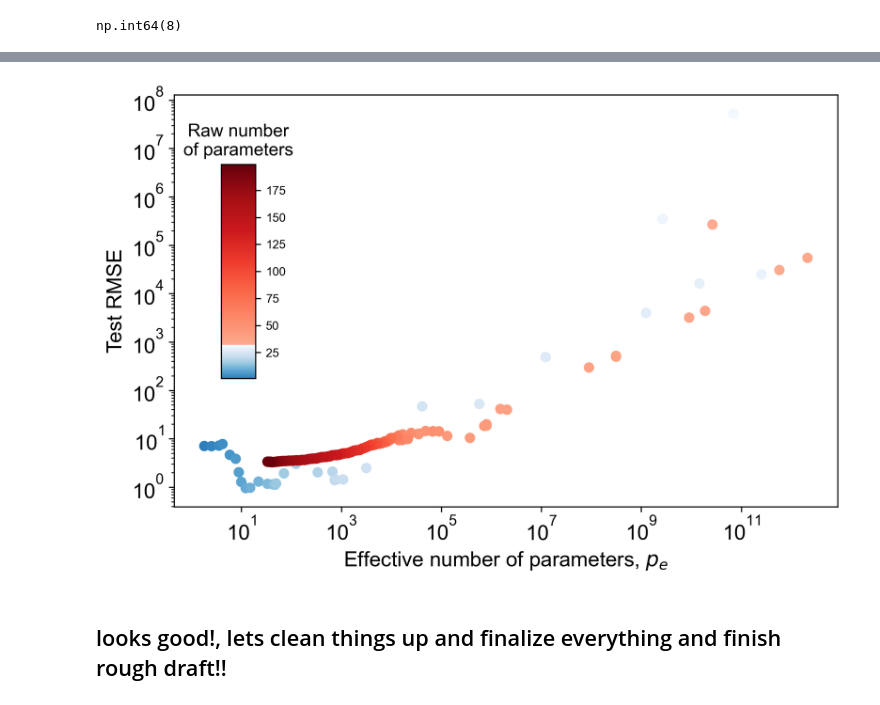
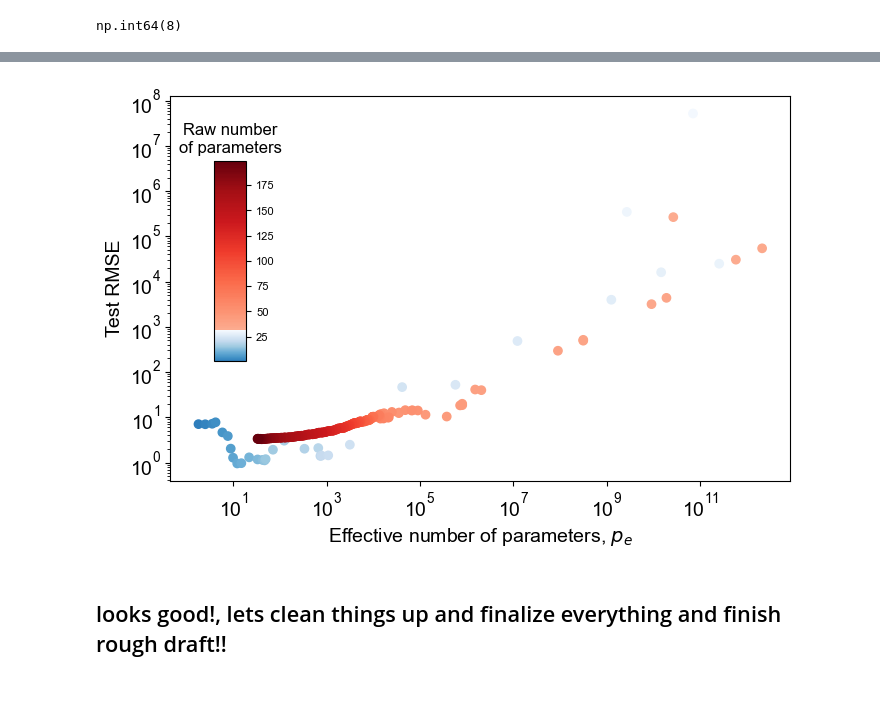
Before and after one commit to garyuppal/blog-code, a Jupyter notebook: double_descent_overview/example.ipynb, the cells around one changed output, grey strips where cells are left out. Saved outputs shown, nothing was run; the diff lists cells and outputs as text; code cells hidden in the pictures.

```diff
--- a/double_descent_overview/example.ipynb
+++ b/double_descent_overview/example.ipynb
@@ -349,24 +368,25 @@ np.int64(8)
 # %%
-fig, ax = plt.subplots(figsize=(8, 5), dpi=300)
+fig, ax = plt.subplots(figsize=(8, 5))
 # Scatter plot with color mapping
 sc = ax.scatter(pe_tests, test_errors, c=P_list, cmap=combined_cmap, norm=norm)
 
 cax = fig.add_axes([0.18, 0.35, 0.04, 0.4])  # (left, bottom, width, height)
 cb = plt.colorbar(sc, cax=cax, norm=norm, ticks=[vmin, pmax, vmax])
+cbar.ax.set_yticks()
 cb.ax.tick_params(labelsize=8)
 cb.ax.set_yscale('linear')
 
 cb.ax.set_title('Raw number\nof parameters', fontsize=12)
 ax.set_yscale('log')
 ax.set_xscale('log')
 
 ax.set_xlabel(r'Effective number of parameters, $p_e$', fontsize=fontsize)
 ax.set_ylabel('Test RMSE', fontsize=fontsize)
 ax.set_xticklabels(ax.get_xticklabels(), fontsize=fontsize)
 ax.set_yticklabels(ax.get_yticklabels(), fontsize=fontsize)
-plt.savefig(outpath / "effective_params_vs_test_rmse.png", dpi=300, bbox_inches='tight')
+plt.savefig(outpath / "effective_params_vs_test_rmse.svg", bbox_inches='tight')
 # %% [output]
-[figure, old version]
+[figure, new version]
 # %% [markdown]
 ## looks good!, lets clean things up and finalize everything and finish rough draft!!
 # %% [markdown]
```
Also changed, not shown: parts of 1 cell of this notebook.
